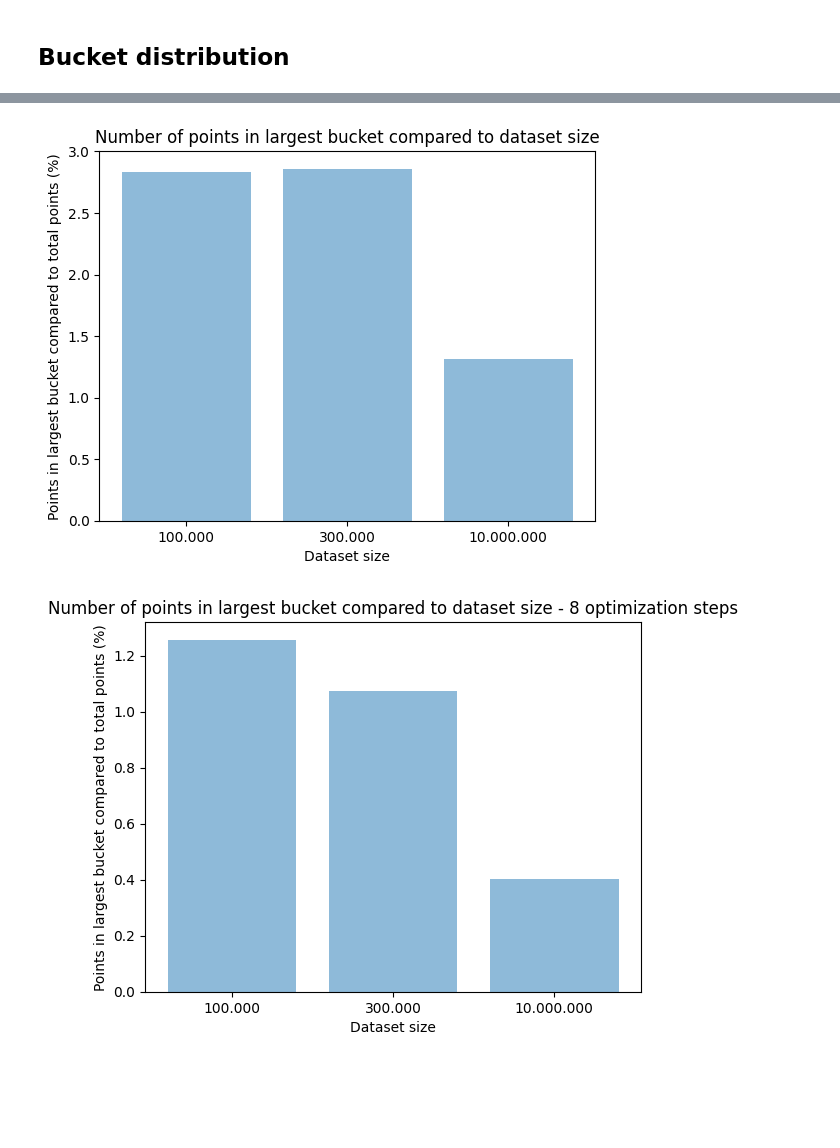
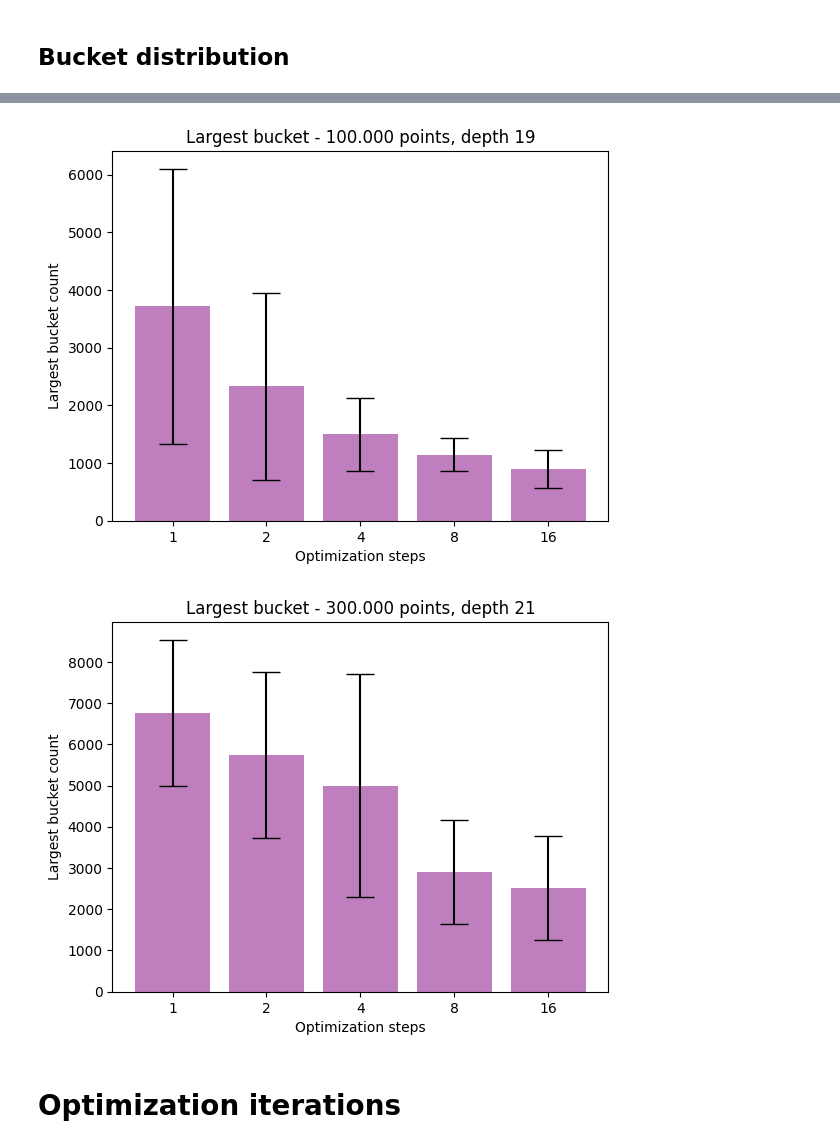
Before and after one commit to flopper123/swann, a Jupyter notebook: notebooks/notebooks/BenchmarkAnalysis.ipynb, the cells around one changed output, grey strips where cells are left out. Drawn from its saved outputs; the diff is of its cells as text; code cells hidden in the pictures; blank space fills up the shorter version.

```diff
--- a/notebooks/notebooks/BenchmarkAnalysis.ipynb
+++ b/notebooks/notebooks/BenchmarkAnalysis.ipynb
@@ -282,6 +266,11 @@ visualize_bucket(bucket_dfs, 8)
-# %%
-visualize_bucket_largest_of_total(bucket_dfs, 0)
-visualize_bucket_largest_of_total(bucket_dfs, 8)
-# %% [output]
-[figure, removed]
-[figure, removed]
+# %%
+bucket_df = csv_to_df('benchmark-1683802240.csv') # Insert new one
+visualize_largest_bucket(bucket_df, 90000, f" - 100.000 points, depth 19")
+
+bucket_df = csv_to_df('hasc/bucket_distribution/benchmark-1683723613.csv')
+visualize_largest_bucket(bucket_df, 290000, f" - 300.000 points, depth 21")
+# %% [output]
+[figure, added]
+[figure, added]
+# %% [markdown]
+# Optimization iterations
```
Also changed, not shown: parts of 7 cells of this notebook.
